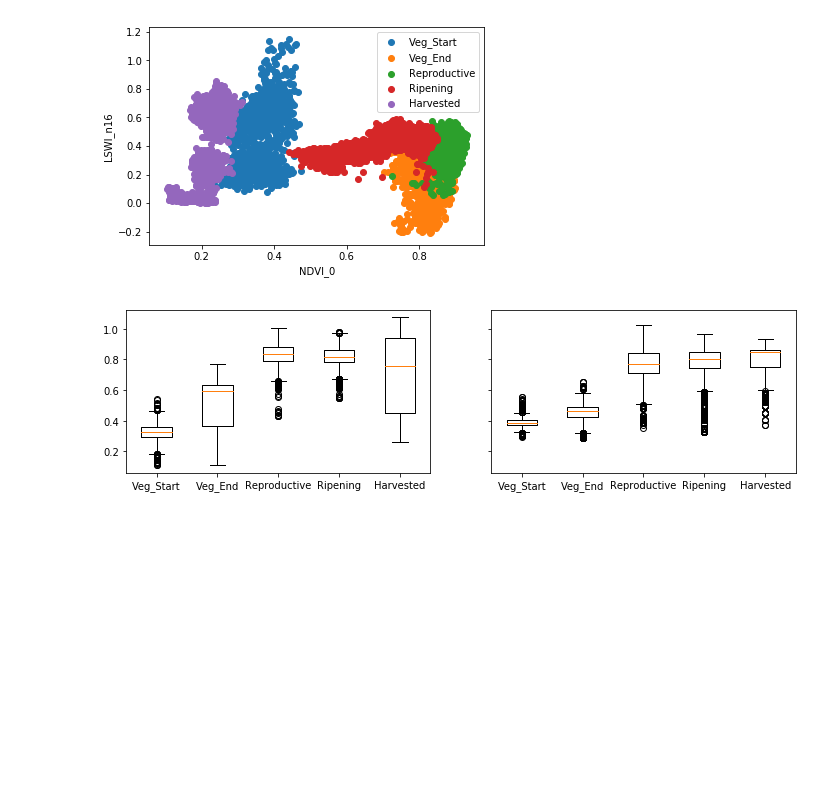
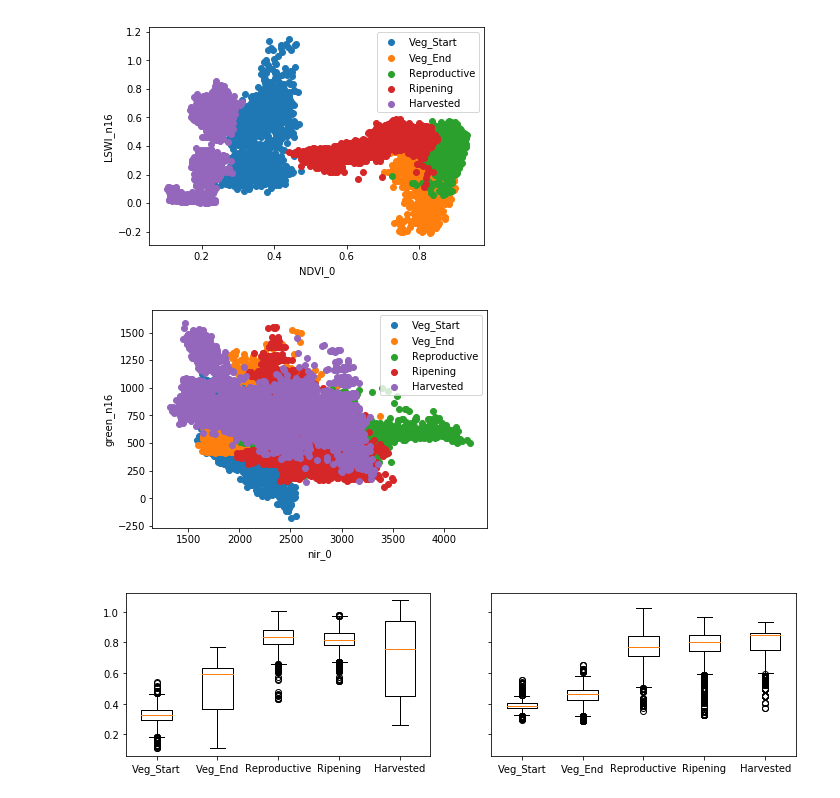
Before and after one commit to alexsalr/ciat_monitor_crops, a Jupyter notebook: examples/4_Inspect_Variables.ipynb, the cells around one changed output. Drawn from its saved outputs; the diff is of its cells as text; code cells hidden in the pictures; blank space fills up the shorter version.

```diff
--- a/examples/4_Inspect_Variables.ipynb
+++ b/examples/4_Inspect_Variables.ipynb
@@ -72,7 +89,7 @@ In the rest of this notebook, we load a full dataset containing the three dates
 # %%
 import pandas as pd
 
-data_frame = pd.read_parquet(os.environ['WIN_SVR_DATA']+'Saldana/parquet77/')
+data_frame = pd.read_parquet(os.environ['WIN_SVR_DATA']+'Saldana/features_test/')
 # %%
 print('The dataset contains {} columns, such as:'.format(data_frame.columns.values.shape[0]))
 data_frame.columns.values[0:10]
@@ -181,6 +198,10 @@ variable_pairs(date2, 'NDVI_0', 'LSWI_0'); plt.title('Data for 2015-12-21'); plt
 variable_pairs(date2, 'NDVI_0', 'LSWI_n16')
 # %% [output]
 [figure]
+# %%
+variable_pairs(date2, 'nir_0', 'green_n16')
+# %% [output]
+[figure, added]
 # %%
 fig, ax = plt.subplots(1,2,figsize=(12,3),sharey=True)
 
```
Also changed, not shown: parts of 7 cells of this notebook, 1 other file.
